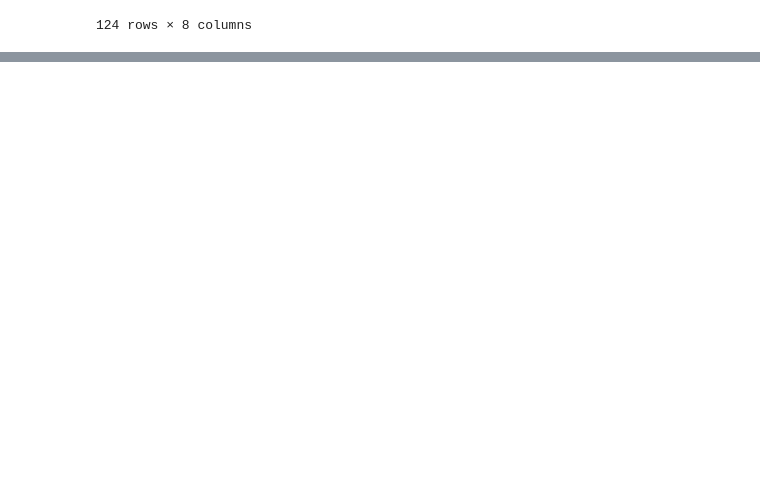
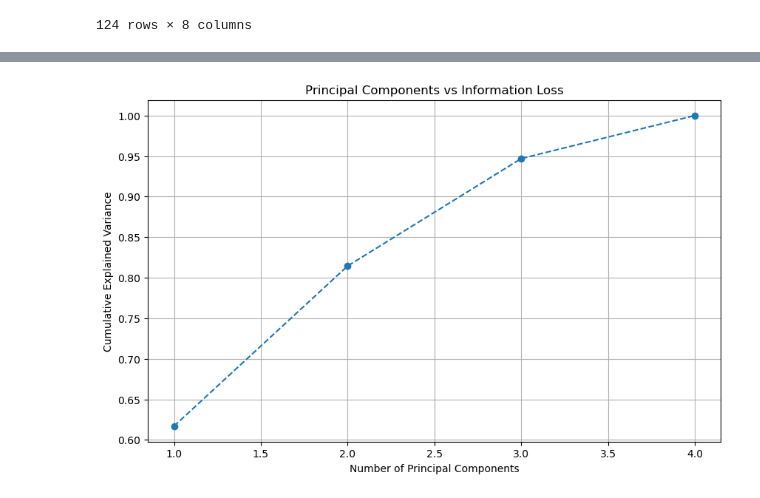
Before and after one commit to srinivastls/randomwalk-ds-assessment-level2, a Jupyter notebook: randomwalk_assessment.ipynb, the cells around one changed output, grey strips where cells are left out. Drawn from its saved outputs; the diff is of its cells as text; code cells hidden in the pictures; blank space fills up the shorter version.

```diff
--- a/randomwalk_assessment.ipynb
+++ b/randomwalk_assessment.ipynb
@@ -191,0 +312,7 @@ from scipy.stats import skew, kurtosis
+# %%
+df_1 = df_clean.select_dtypes(include=[float, int])
+corr_matrix = df_1.corr()
+plt.figure(figsize=(12, 8))
+sns.heatmap(corr_matrix, annot=True, cmap='YlOrRd', fmt='.3f')
+plt.title('Correlation Matrix')
+plt.show()
@@ -191,0 +321,17 @@ from scipy.stats import skew, kurtosis
+# %%
+pca = PCA()
+
+scaler = StandardScaler()
+scaled_data = scaler.fit_transform(df_1)
+
+pca.fit(scaled_data)
+
+explained_variance = pca.explained_variance_ratio_
+cumulative_variance = explained_variance.cumsum()
+
+
+n_components = sum(cumulative_variance < 0.90) + 1
+print(f"Number of components to retain for 90% variance: {n_components}")
+
+pca = PCA(n_components=n_components)
+reduced_data = pca.fit_transform(scaled_data)
@@ -191,0 +352,10 @@ from scipy.stats import skew, kurtosis
+# %%
+plt.figure(figsize=(10, 6))
+plt.plot(range(1, len(cumulative_variance) + 1), cumulative_variance, marker='o', linestyle='--')
+plt.xlabel('Number of Principal Components')
+plt.ylabel('Cumulative Explained Variance')
+plt.title('Principal Components vs Information Loss')
+plt.grid(True)
+plt.show()
+# %% [output]
+[figure, added]
```
Also changed, not shown: parts of 54 cells of this notebook.
